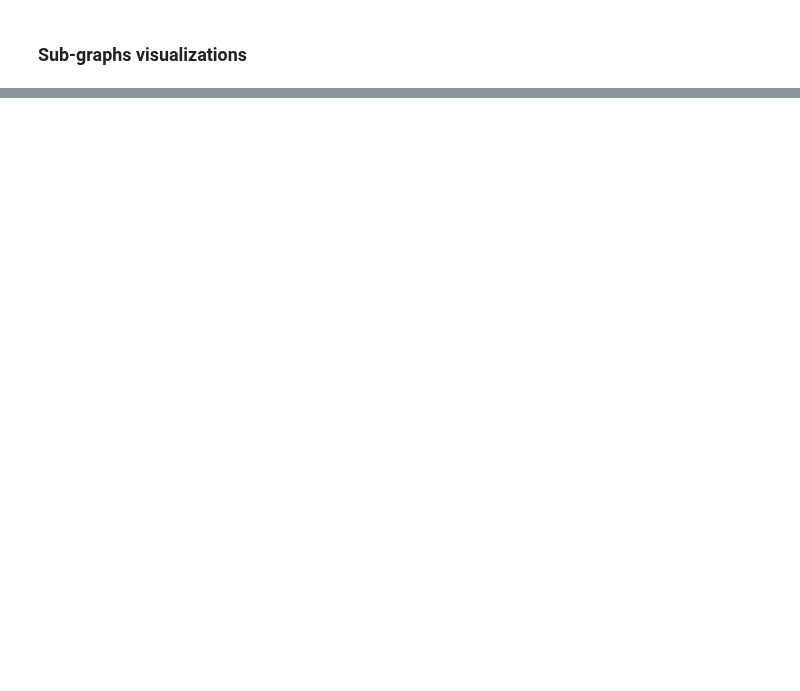
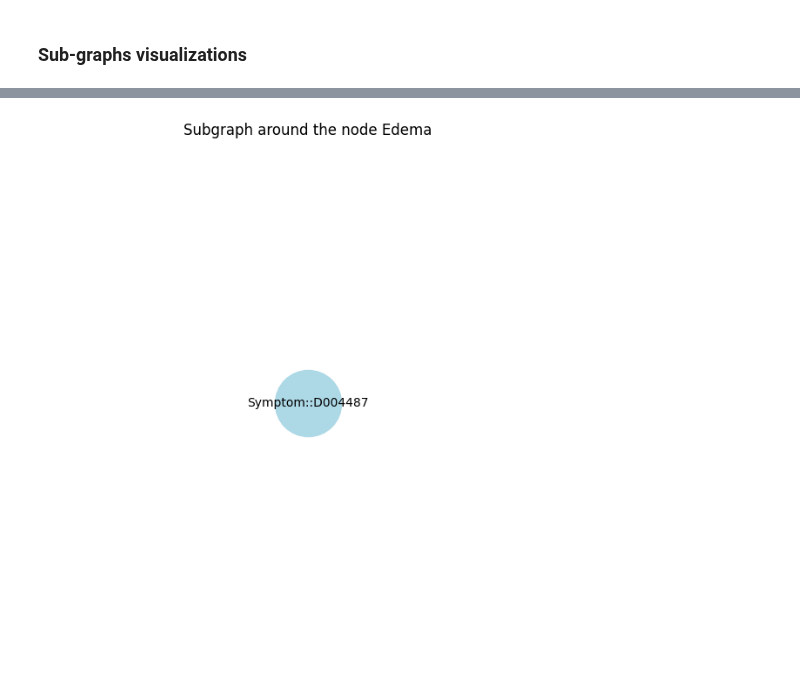
Before and after one commit to MatteoFerraresi/ac4da_project, a Jupyter notebook: script.ipynb, the cells around one changed output, grey strips where cells are left out. Saved outputs shown, nothing was run; the diff lists cells and outputs as text; code cells hidden in the pictures; blank space fills up the shorter version.

```diff
--- a/script.ipynb
+++ b/script.ipynb
@@ -490,0 +591,18 @@ extract_and_visualize_subgraph(H, "Edema")
+# %%
+def plot_graph_section(G, central_node, radius=1):
+    # Draw the graph with a specific node and its neighbors within a certain radius
+    ego_graph = nx.ego_graph(G, central_node, radius=radius)
+    pos = nx.spring_layout(ego_graph)
+    plt.figure(figsize=(6, 6))
+    nx.draw(ego_graph, pos, node_color='lightblue', with_labels=True, node_size=3000, font_size=10)
+    plt.title(f"Subgraph around the node {G.nodes[central_node]['name']}")
+    plt.show()
+
+# Example usage, assuming you have the node ID for 'Edema'
+symptom_id = next((node for node, attrs in G.nodes(data=True) if attrs.get('name') == 'Edema'), None)
+if symptom_id:
+    plot_graph_section(H, symptom_id)
+else:
+    print("Edema not found in the graph.")
+# %% [output]
+[figure, added]
```
Also changed, not shown: parts of 8 cells of this notebook.
